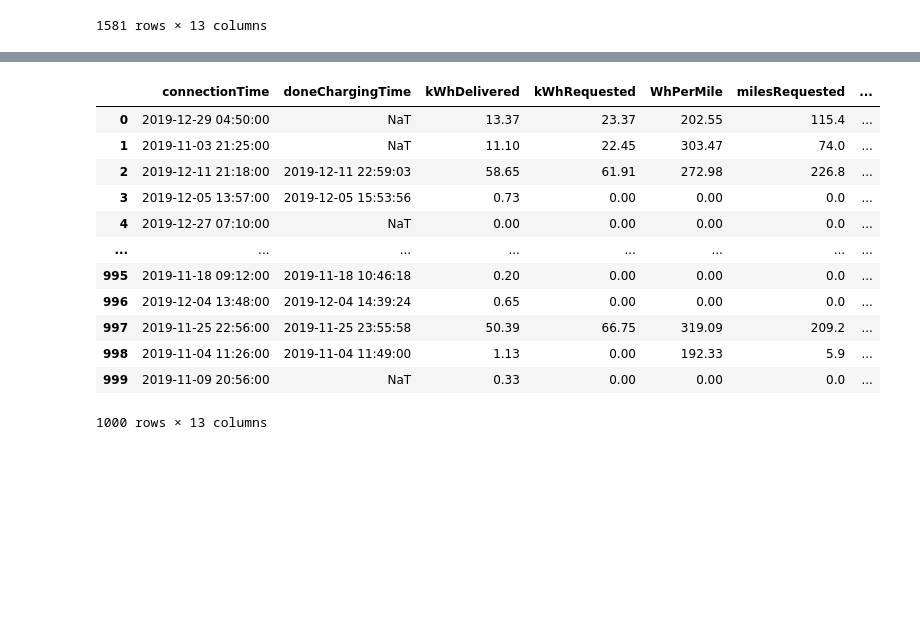
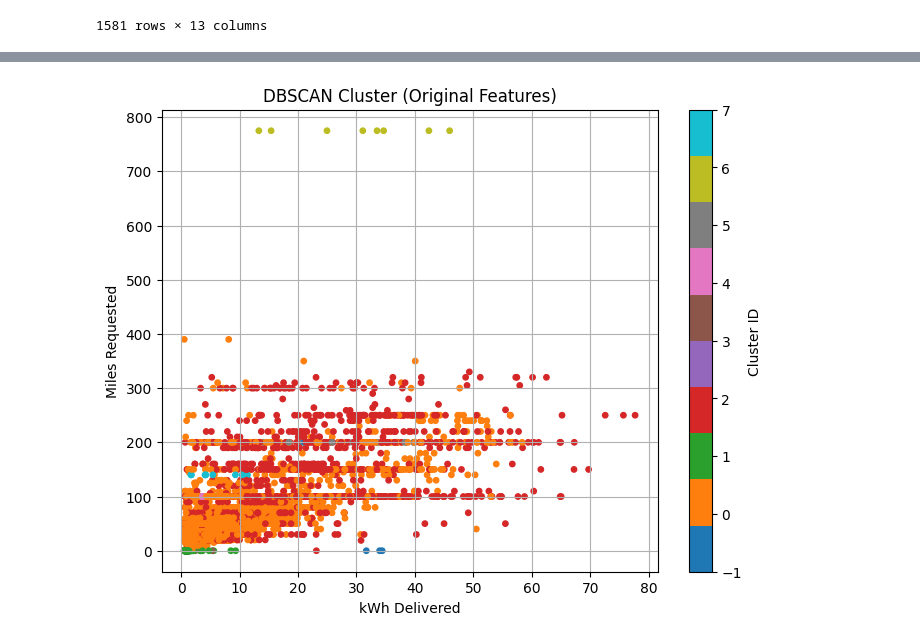
Before and after one commit to AR384/EVSE_mainproject_python, a Jupyter notebook: data/code/acn.ipynb, the cells around one changed output, grey strips where cells are left out. Cells and saved outputs as stored; diff of their text form; code cells hidden in the pictures; blank space fills up the shorter version.

```diff
--- a/data/code/acn.ipynb
+++ b/data/code/acn.ipynb
@@ -199,0 +421,11 @@ sort
+# %%
+import seaborn as sns
+# 예: 원본 지점명을 time_df에 붙이기 (LabelEncoder 사용 기준)
+time_df['StationName'] = sort['StationId']  # 문자형 StationId
+
+plt.figure(figsize=(10,6))
+sns.countplot(x='StationName', hue='DBSCAN_cluster_eps2.5_min5', data=time_df)
+plt.title("Cluster vs. StationName")
+plt.ylabel("Count")
+plt.xticks(rotation=45)
+plt.show()
@@ -199,0 +457,19 @@ sort
+# %%
+import matplotlib.pyplot as plt
+
+plt.figure(figsize=(8, 6))
+plt.scatter(
+    time_df['kWhDelivered'],
+    time_df['milesRequested'],
+    c=time_df['DBSCAN_cluster_eps2.5_min5'],
+    cmap='tab10',
+    s=15
+)
+plt.xlabel("kWh Delivered")
+plt.ylabel("Miles Requested")
+plt.title("DBSCAN Cluster (Original Features)")
+plt.grid(True)
+plt.colorbar(label='Cluster ID')
+plt.show()
+# %% [output]
+[figure, added]
@@ -207,7 +528,7 @@ from datetime import datetime, timedelta
 random.seed(42)
 np.random.seed(42)
 
-n = 1000  # number of rows
+n = 6000  # number of rows
 base_time = datetime(2019, 11, 1)
 
 # EVSE 관련 정보
@@ -344,20 +665,6 @@ for _ in range(n):
 
 df_final = pd.DataFrame(data)
 df_final
-# %% [output]
-|  | connectionTime | doneChargingTime | kWhDelivered | kWhRequested | WhPerMile | milesRequested | ... |
-| 0 | 2019-12-29 04:50:00 | NaT | 13.37 | 23.37 | 202.55 | 115.4 | ... |
-| 1 | 2019-11-03 21:25:00 | NaT | 11.10 | 22.45 | 303.47 | 74.0 | ... |
-| 2 | 2019-12-11 21:18:00 | 2019-12-11 22:59:03 | 58.65 | 61.91 | 272.98 | 226.8 | ... |
-| 3 | 2019-12-05 13:57:00 | 2019-12-05 15:53:56 | 0.73 | 0.00 | 0.00 | 0.0 | ... |
-| 4 | 2019-12-27 07:10:00 | NaT | 0.00 | 0.00 | 0.00 | 0.0 | ... |
-| ... | ... | ... | ... | ... | ... | ... | ... |
-| 995 | 2019-11-18 09:12:00 | 2019-11-18 10:46:18 | 0.20 | 0.00 | 0.00 | 0.0 | ... |
-| 996 | 2019-12-04 13:48:00 | 2019-12-04 14:39:24 | 0.65 | 0.00 | 0.00 | 0.0 | ... |
-| 997 | 2019-11-25 22:56:00 | 2019-11-25 23:55:58 | 50.39 | 66.75 | 319.09 | 209.2 | ... |
-| 998 | 2019-11-04 11:26:00 | 2019-11-04 11:49:00 | 1.13 | 0.00 | 192.33 | 5.9 | ... |
-| 999 | 2019-11-09 20:56:00 | NaT | 0.33 | 0.00 | 0.00 | 0.0 | ... |
-1000 rows × 13 columns
 # %%
 import matplotlib.pyplot as plt
 
```
Also changed, not shown: parts of 26 cells of this notebook, 11 other files.
